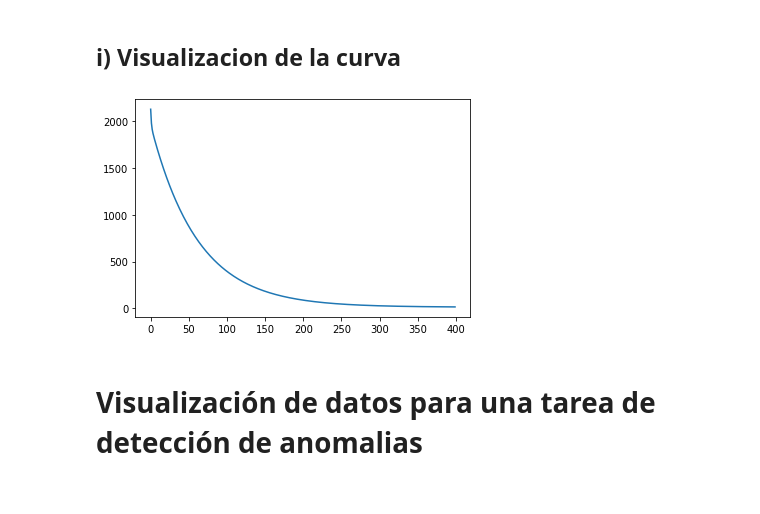
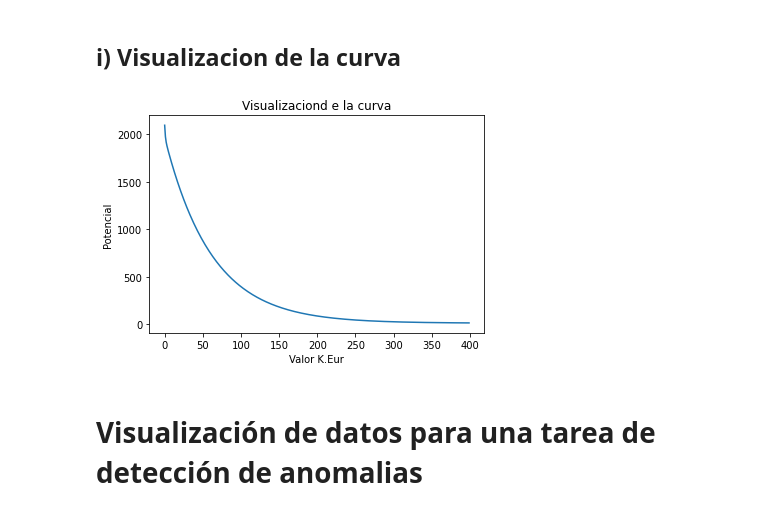
Before and after one commit to AlbertAC/ProyectoFinal, a Jupyter notebook: SystemFifa.ipynb, the cells around one changed output. Cells and saved outputs as stored; diff of their text form; code cells hidden in the pictures.

```diff
--- a/SystemFifa.ipynb
+++ b/SystemFifa.ipynb
@@ -192,11 +192,12 @@ Costo Final:14.988495164056102
 # %%
 it = list(range(iterations))
 plt.plot(it,registro_J)
 plt.title('Visualizaciond e la curva')
-plt.xlavel()
+plt.xlabel('Valor K.Eur')
+plt.ylabel('Potencial')
 plt.show()
 # %% [output]
-[figure, old version]
+[figure, new version]
 # %% [markdown]
 # Visualización de datos para una tarea de detección de anomalias
 # %%
```
Also changed, not shown: parts of 6 cells of this notebook.
